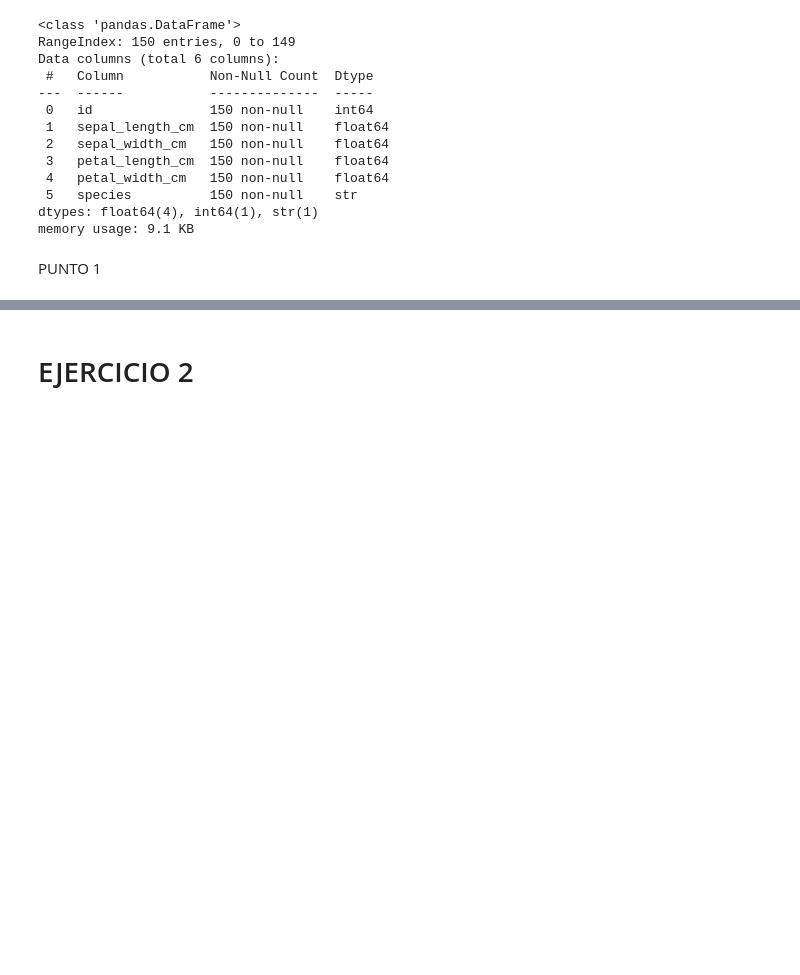
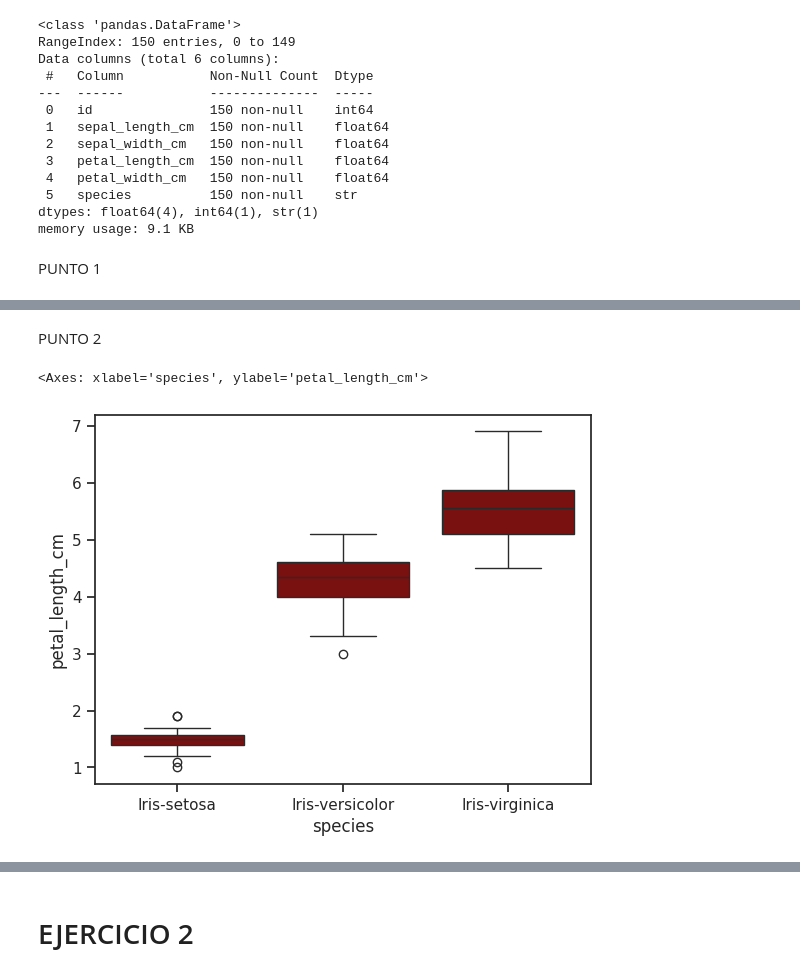
Before and after one commit to winttita/TUIA, a Jupyter notebook: Segundo/Fundamento de Ciencia de Datos/U4 - Visualizacion/practica4.ipynb, the cells around one changed output, grey strips where cells are left out. Saved outputs shown, nothing was run; the diff lists cells and outputs as text; code cells hidden in the pictures; blank space fills up the shorter version.

```diff
--- a/Segundo/Fundamento de Ciencia de Datos/U4 - Visualizacion/practica4.ipynb
+++ b/Segundo/Fundamento de Ciencia de Datos/U4 - Visualizacion/practica4.ipynb
@@ -146,0 +147,8 @@ plt.show()
+# %% [markdown]
+PUNTO 2
+# %%
+# Construimos el boxplot
+sns.boxplot(y='petal_length_cm', x='species', data=iris, color='darkred')
+# %% [output]
+<Axes: xlabel='species', ylabel='petal_length_cm'>
+[figure, added]
```
Also changed, not shown: parts of 9 cells of this notebook, 1 other file.
